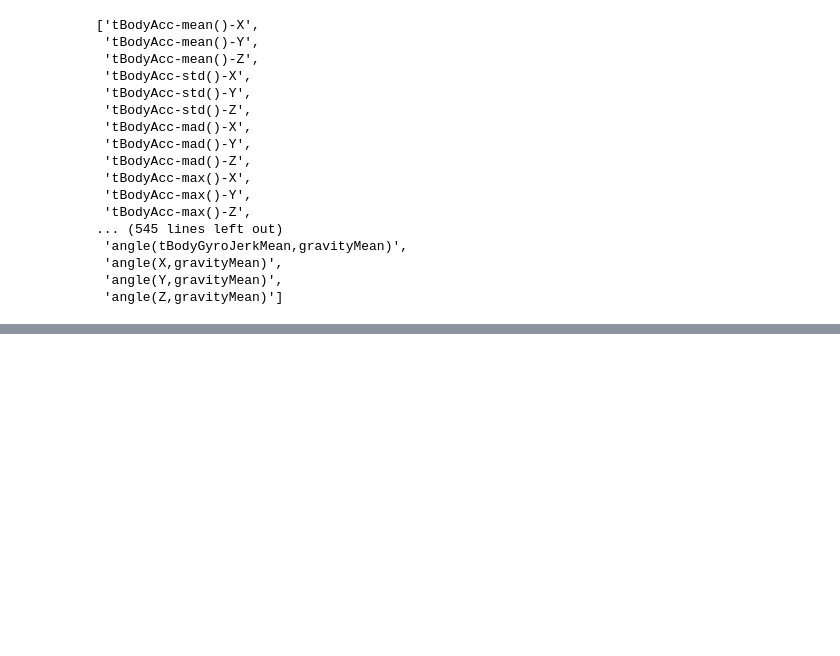
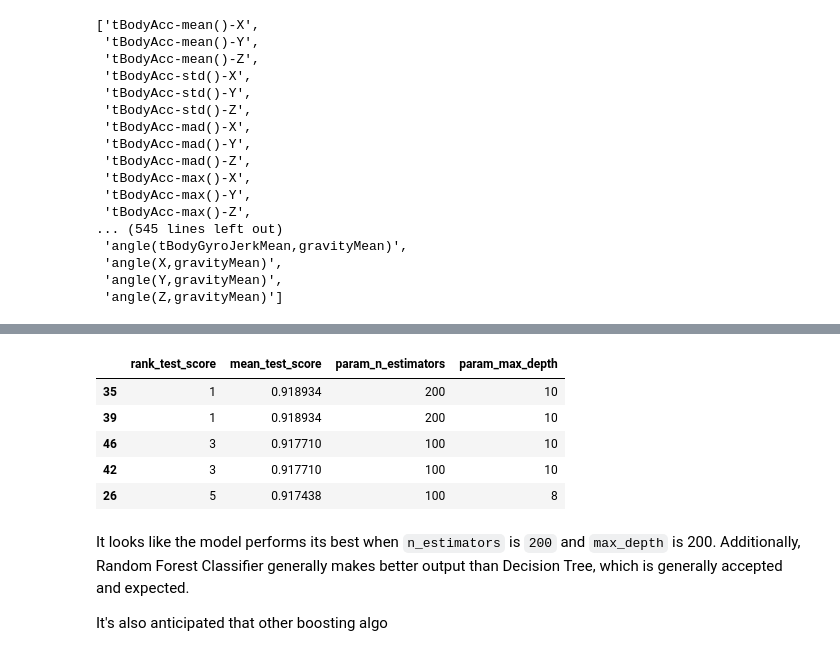
Before and after one commit to KnightChaser/ML-challenge, a Jupyter notebook: EX_challenging_problems/08_HAR/HAR_Random_Forests.ipynb, the cells around one changed output, grey strips where cells are left out. Drawn from its saved outputs; the diff is of its cells as text; code cells hidden in the pictures; blank space fills up the shorter version.

```diff
--- a/EX_challenging_problems/08_HAR/HAR_Random_Forests.ipynb
+++ b/EX_challenging_problems/08_HAR/HAR_Random_Forests.ipynb
@@ -64,0 +158,12 @@ ValueError: ignored
+# %%
+# Verification with test data
+
+max_depths = [2, 4, 6, 8, 10, 12, 14, 16, 18, 20, 22, 24, 26, 28, 30]
+
+for depth in max_depths:
+    dt_classifier = DecisionTreeClassifier(max_depth = depth,
+                                           random_state = 0xCAFE,)
+    dt_classifier.fit(X_train , y_train)
+    pred = dt_classifier.predict(X_test)
+    accuracy = accuracy_score(y_test , pred)
+    print(f"MAX DEPTH: {depth} | ACC: {accuracy}")
@@ -64,0 +190,21 @@ ValueError: ignored
+# %%
+from sklearn.model_selection import GridSearchCV
+from sklearn.ensemble import RandomForestClassifier
+
+# parameters adjusted
+params = {
+    'max_depth' : [6, 8, 10],
+    'n_estimators' : [25, 50, 100, 200],
+    'min_samples_leaf' : [8, 12],
+    'min_samples_split' : [8, 12]
+}
+
+rf_classifier = RandomForestClassifier(random_state = 0xCAFE,
+                                       n_jobs=-1)
+
+grid_cv = GridSearchCV(rf_classifier,
+                       param_grid = params,
+                       cv = 3,
+                       verbose = 10,
+                       n_jobs=-1)       # adjusted
+grid_cv.fit(X_train, y_train)
@@ -64,0 +220,17 @@ ValueError: ignored
+# %%
+cv_results_df = pd.DataFrame(grid_cv.cv_results_)
+
+target_col = ['rank_test_score', 'mean_test_score', 'param_n_estimators', 'param_max_depth']
+cv_results_df[target_col].sort_values('rank_test_score').head()
+# %% [output]
+|  | rank_test_score | mean_test_score | param_n_estimators | param_max_depth |
+| 35 | 1 | 0.918934 | 200 | 10 |
+| 39 | 1 | 0.918934 | 200 | 10 |
+| 46 | 3 | 0.917710 | 100 | 10 |
+| 42 | 3 | 0.917710 | 100 | 10 |
+| 26 | 5 | 0.917438 | 100 | 8 |
+# %% [markdown]
+It looks like the model performs its best when `n_estimators` is `200` and `max_depth` is 200. Additionally, Random Forest Classifier generally makes better output than Decision Tree, which is generally accepted and expected.
+
+
+It's also anticipated that other boosting algo
```
Also changed, not shown: parts of 15 cells of this notebook.
